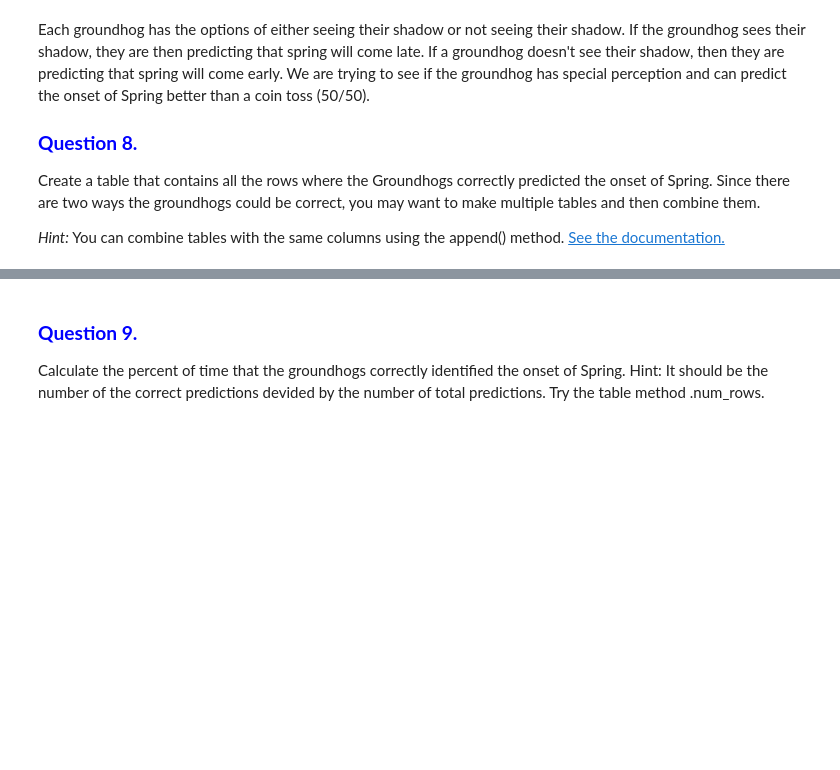
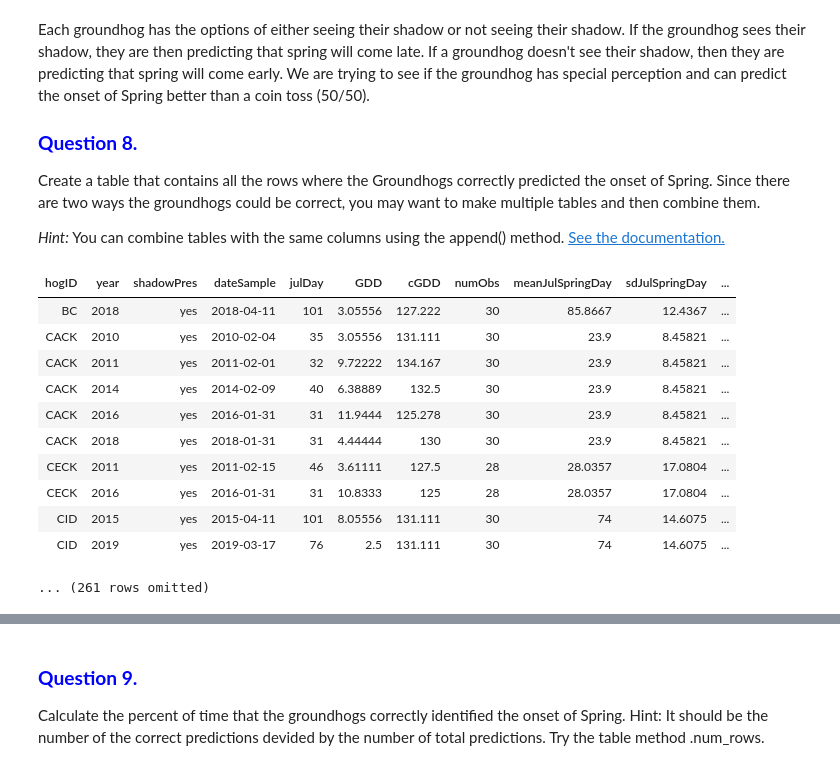
Before and after one commit to laserchemist/datascience, a Jupyter notebook: Fall 2024/Lab05/lab5_probability & simulation-Fall-2024.ipynb, the cells around one changed output, grey strips where cells are left out. Cells and saved outputs as stored; diff of their text form; code cells hidden in the pictures; blank space fills up the shorter version.

Commit message:
Update lab5_probability & simulation-Fall-2024.ipynb
Update Lab 05
Includes fixes and correct simulation for EE and PYPL

```diff
--- a/Fall 2024/Lab05/lab5_probability & simulation-Fall-2024.ipynb
+++ b/Fall 2024/Lab05/lab5_probability & simulation-Fall-2024.ipynb
@@ -237,7 +266,21 @@ correct_tbl = ...
 # %%
-yes_late = groundhogdata.where('shadowPres',  ...).where(..., ...)
-no_early = ...
+yes_late = groundhogdata.where('shadowPres', 'yes').where('earlyOrLate', 'late')
+no_early = groundhogdata.where('shadowPres', 'no').where('earlyOrLate', 'early')
 
-correct_tbl = ...
+correct_tbl = yes_late.append(no_early)
+correct_tbl
+# %% [output]
+| hogID | year | shadowPres | dateSample | julDay | GDD | cGDD | numObs | meanJulSpringDay | sdJulSpringDay | ... |
+| BC | 2018 | yes | 2018-04-11 | 101 | 3.05556 | 127.222 | 30 | 85.8667 | 12.4367 | ... |
+| CACK | 2010 | yes | 2010-02-04 | 35 | 3.05556 | 131.111 | 30 | 23.9 | 8.45821 | ... |
+| CACK | 2011 | yes | 2011-02-01 | 32 | 9.72222 | 134.167 | 30 | 23.9 | 8.45821 | ... |
+| CACK | 2014 | yes | 2014-02-09 | 40 | 6.38889 | 132.5 | 30 | 23.9 | 8.45821 | ... |
+| CACK | 2016 | yes | 2016-01-31 | 31 | 11.9444 | 125.278 | 30 | 23.9 | 8.45821 | ... |
+| CACK | 2018 | yes | 2018-01-31 | 31 | 4.44444 | 130 | 30 | 23.9 | 8.45821 | ... |
+| CECK | 2011 | yes | 2011-02-15 | 46 | 3.61111 | 127.5 | 28 | 28.0357 | 17.0804 | ... |
+| CECK | 2016 | yes | 2016-01-31 | 31 | 10.8333 | 125 | 28 | 28.0357 | 17.0804 | ... |
+| CID | 2015 | yes | 2015-04-11 | 101 | 8.05556 | 131.111 | 30 | 74 | 14.6075 | ... |
+| CID | 2019 | yes | 2019-03-17 | 76 | 2.5 | 131.111 | 30 | 74 | 14.6075 | ... |
+... (261 rows omitted)
 # %%
 check('tests/q8.py')
```
Also changed, not shown: parts of 30 cells of this notebook.
